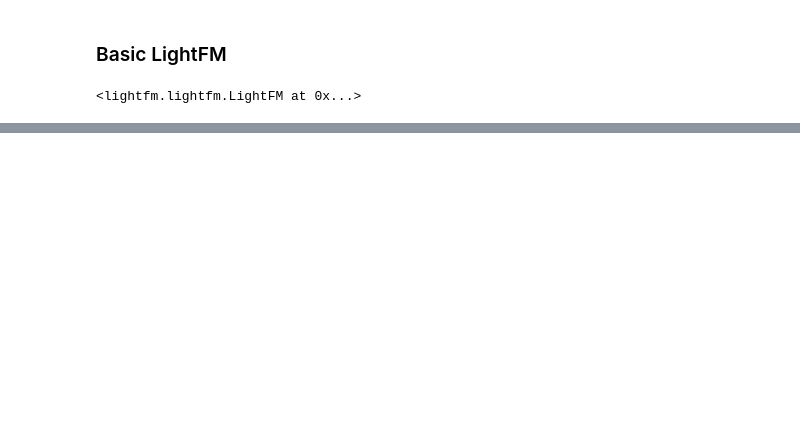
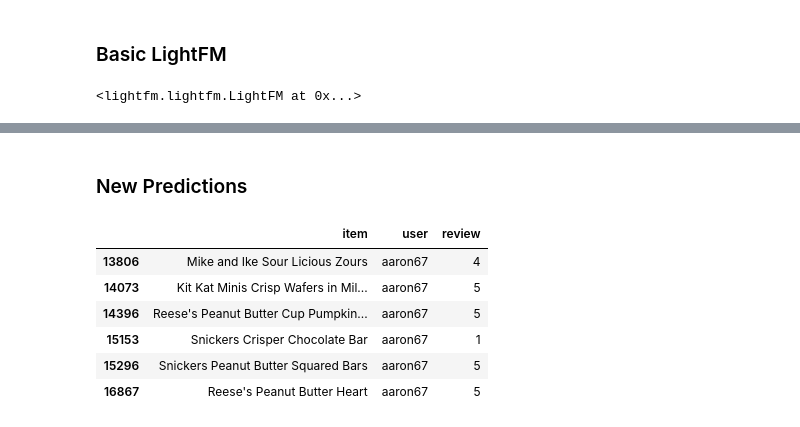
Before and after one commit to maxhumber/BRE, a Jupyter notebook: odsc.ipynb, the cells around one changed output, grey strips where cells are left out. Cells and saved outputs as stored; diff of their text form; code cells hidden in the pictures; blank space fills up the shorter version.

```diff
--- a/odsc.ipynb
+++ b/odsc.ipynb
@@ -434,0 +616,13 @@ array([0.57377923, 0.97406924, 0.6821956 ])
+# %% [markdown]
+### New Predictions
+# %%
+user = 'aaron67'
+df[df['user'] == user]
+# %% [output]
+|  | item | user | review |
+| 13806 | Mike and Ike Sour Licious Zours | aaron67 | 4 |
+| 14073 | Kit Kat Minis Crisp Wafers in Mil... | aaron67 | 5 |
+| 14396 | Reese's Peanut Butter Cup Pumpkin... | aaron67 | 5 |
+| 15153 | Snickers Crisper Chocolate Bar | aaron67 | 1 |
+| 15296 | Snickers Peanut Butter Squared Bars | aaron67 | 5 |
+| 16867 | Reese's Peanut Butter Heart | aaron67 | 5 |
```
Also changed, not shown: parts of 60 cells of this notebook, 8 other files.
